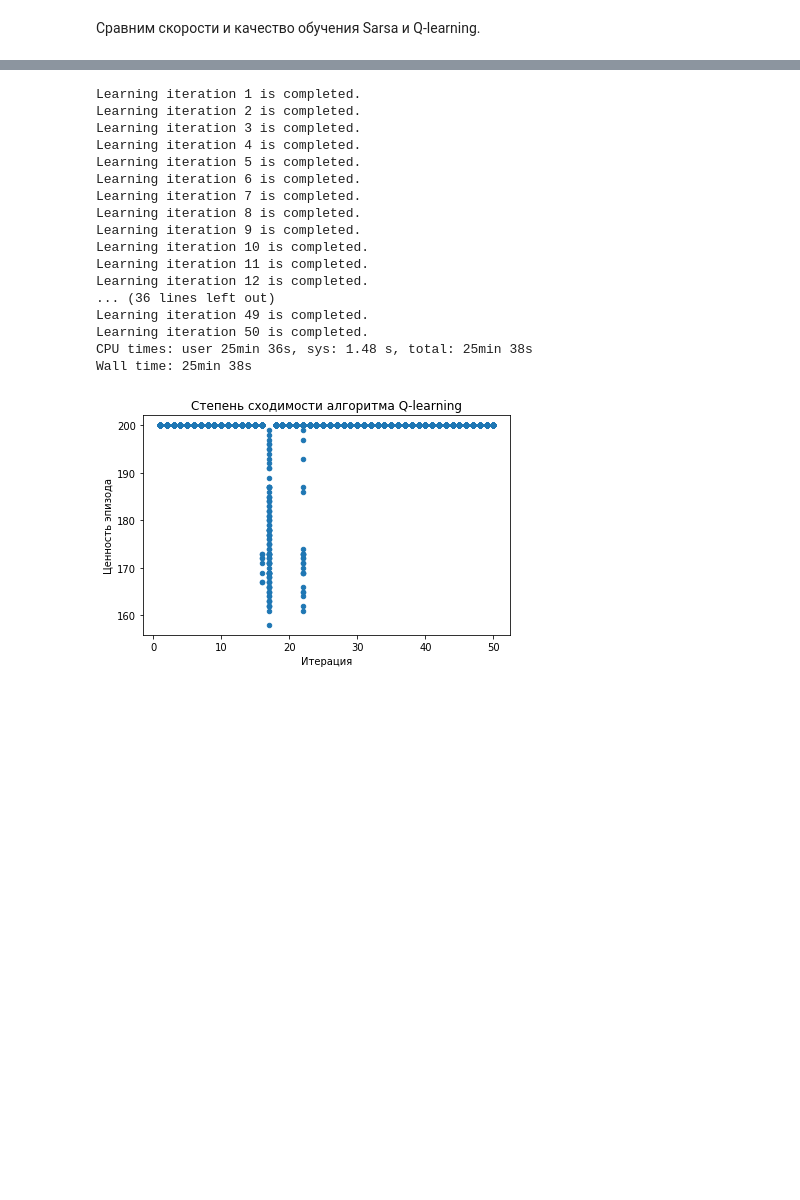
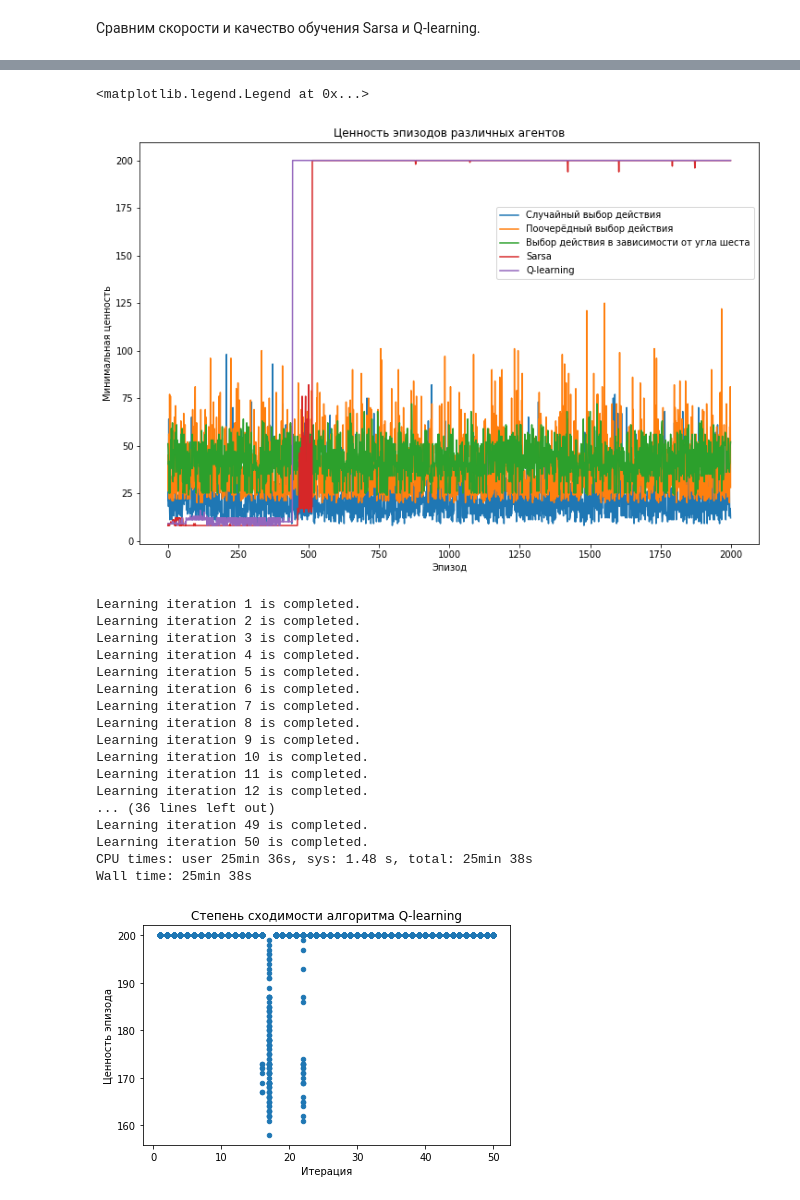
Before and after one commit to BayerGleb/RL, a Jupyter notebook: Reinforcement learning.ipynb, the cells around one changed output, grey strips where cells are left out. Drawn from its saved outputs; the diff is of its cells as text; code cells hidden in the pictures; blank space fills up the shorter version.

```diff
--- a/Reinforcement learning.ipynb
+++ b/Reinforcement learning.ipynb
@@ -168,7 +168,7 @@ print("Средняя ценность: " + str(numpy.array(episode_returns).mea
 Создадим несколько вспомогательных переменных и функций.
 # %%
 # Общее число возможных состояний.
-states_count = 1452
+states_count = 484
 # Общее число возможных действий.
 actions_count = environment.action_space.n
 
@@ -691,6 +678,20 @@ action2 = greedy(q[state2])
 Методы обучения с подкреплением, в которых стратегия поведения отличается от целевой стратегии, называют методами с разделённой оценкой ценности стратегий (off-policy methods).
 
 Таким образом, *алгоритм Sarsa является методом с интегрированной оценкой, а алгоритм Q-learning является методом с разделённой оценкой*.
+# %%
+pyplot.figure(figsize=(12, 8))
+pyplot.plot(random_episode_returns, label="Случайный выбор действия")
+pyplot.plot(switch_episode_returns, label="Поочерёдный выбор действия")
+pyplot.plot(angle_episode_returns, label="Выбор действия в зависимости от угла шеста")
+pyplot.plot(sarsa_min_episode_returns, label="Sarsa")
+pyplot.plot(q_learning_min_episode_returns, label="Q-learning")
+pyplot.xlabel("Эпизод")
+pyplot.ylabel("Минимальная ценность")
+pyplot.title("Ценность эпизодов различных агентов")
+pyplot.legend(loc='upper right', bbox_to_anchor=(1, 0.85))
+# %% [output]
+<matplotlib.legend.Legend at 0x...>
+[figure, added]
 # %%
 %%time
 q_learning_returns_dataframe2 = pandas.DataFrame(columns=["Iteration", "Episode return"])
```
Also changed, not shown: parts of 13 cells of this notebook, 2 other files.
